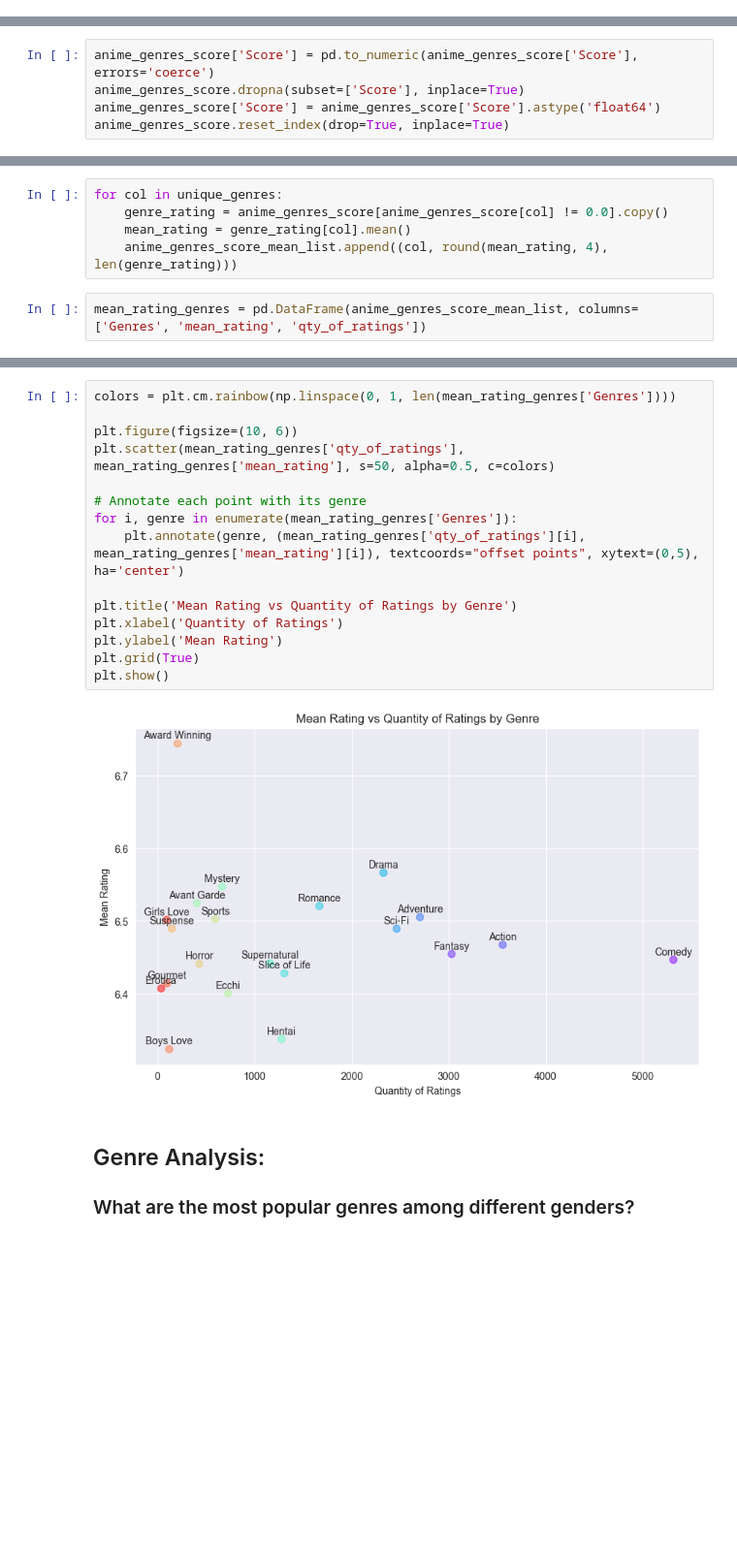
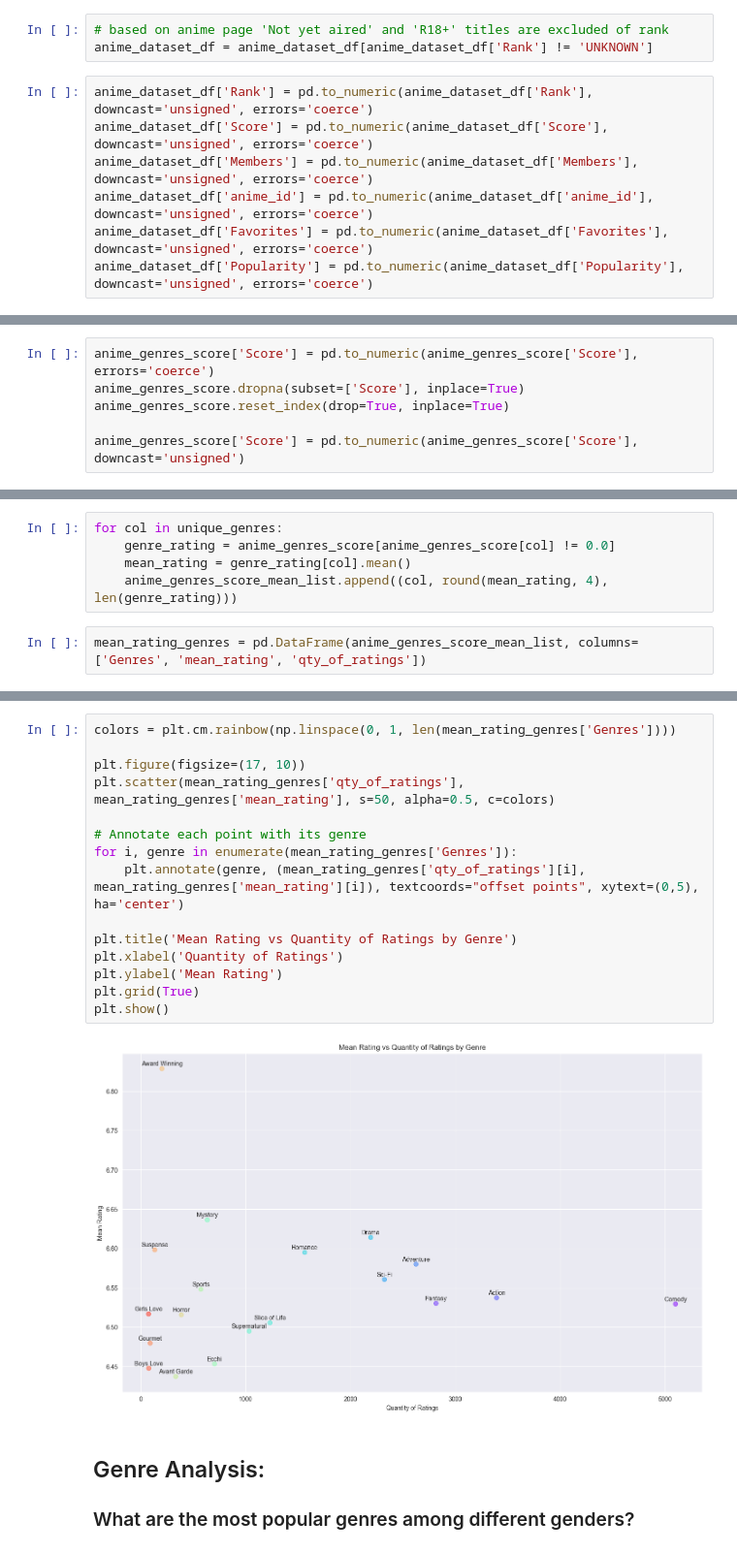
Before and after one commit to Tavo17s/anime_data_analysis, a Jupyter notebook: data_analysis.ipynb, the cells around one changed output, grey strips where cells are left out. Shown: that part at 97% size. Saved outputs shown, nothing was run; the diff lists cells and outputs as text; blank space fills up the shorter version.

```diff
--- a/data_analysis.ipynb
+++ b/data_analysis.ipynb
@@ -47 +107,11 @@ anime_dataset_df = pd.read_csv('anime-dataset-2023.csv')
+# %%
+# based on anime page 'Not yet aired' and 'R18+' titles are excluded of rank
+anime_dataset_df = anime_dataset_df[anime_dataset_df['Rank'] != 'UNKNOWN']
+# %%
+anime_dataset_df['Rank'] = pd.to_numeric(anime_dataset_df['Rank'], downcast='unsigned', errors='coerce')
+anime_dataset_df['Score'] = pd.to_numeric(anime_dataset_df['Score'], downcast='unsigned', errors='coerce')
+anime_dataset_df['Members'] = pd.to_numeric(anime_dataset_df['Members'], downcast='unsigned', errors='coerce')
+anime_dataset_df['anime_id'] = pd.to_numeric(anime_dataset_df['anime_id'], downcast='unsigned', errors='coerce')
+anime_dataset_df['Favorites'] = pd.to_numeric(anime_dataset_df['Favorites'], downcast='unsigned', errors='coerce')
+anime_dataset_df['Popularity'] = pd.to_numeric(anime_dataset_df['Popularity'], downcast='unsigned', errors='coerce')
 # %%
@@ -99,8 +214,9 @@ anime_genres_score = anime_genres_score[anime_genres_score['Score'] != 'UNKNOWN'
 # %%
 anime_genres_score['Score'] = pd.to_numeric(anime_genres_score['Score'], errors='coerce')
 anime_genres_score.dropna(subset=['Score'], inplace=True)
-anime_genres_score['Score'] = anime_genres_score['Score'].astype('float64')
 anime_genres_score.reset_index(drop=True, inplace=True)
+
+anime_genres_score['Score'] = pd.to_numeric(anime_genres_score['Score'], downcast='unsigned')
 # %%
 for i, row in anime_genres_score.iterrows():
     anime_genres_score.loc[i, columns_order[i]] = row['Score']
@@ -108,7 +224,7 @@ for i, row in anime_genres_score.iterrows():
 anime_genres_score_mean_list = []
 # %%
 for col in unique_genres:
-    genre_rating = anime_genres_score[anime_genres_score[col] != 0.0].copy()
+    genre_rating = anime_genres_score[anime_genres_score[col] != 0.0]
     mean_rating = genre_rating[col].mean()
     anime_genres_score_mean_list.append((col, round(mean_rating, 4), len(genre_rating)))
 # %%
@@ -136,20 +252,20 @@ mean_rating_genres.sort_values(by='mean_rating', ascending=False)
 # %%
 colors = plt.cm.rainbow(np.linspace(0, 1, len(mean_rating_genres['Genres'])))
 
-plt.figure(figsize=(10, 6))
+plt.figure(figsize=(17, 10))
 plt.scatter(mean_rating_genres['qty_of_ratings'], mean_rating_genres['mean_rating'], s=50, alpha=0.5, c=colors)
 
 # Annotate each point with its genre
 for i, genre in enumerate(mean_rating_genres['Genres']):
     plt.annotate(genre, (mean_rating_genres['qty_of_ratings'][i], mean_rating_genres['mean_rating'][i]), textcoords="offset points", xytext=(0,5), ha='center')
 
 plt.title('Mean Rating vs Quantity of Ratings by Genre')
 plt.xlabel('Quantity of Ratings')
 plt.ylabel('Mean Rating')
 plt.grid(True)
 plt.show()
 # %% [output]
-[figure, old version]
+[figure, new version]
 # %% [markdown]
 ## Genre Analysis:
 ### What are the most popular genres among different genders?
```
Also changed, not shown: parts of 69 cells of this notebook, 1 other file.
